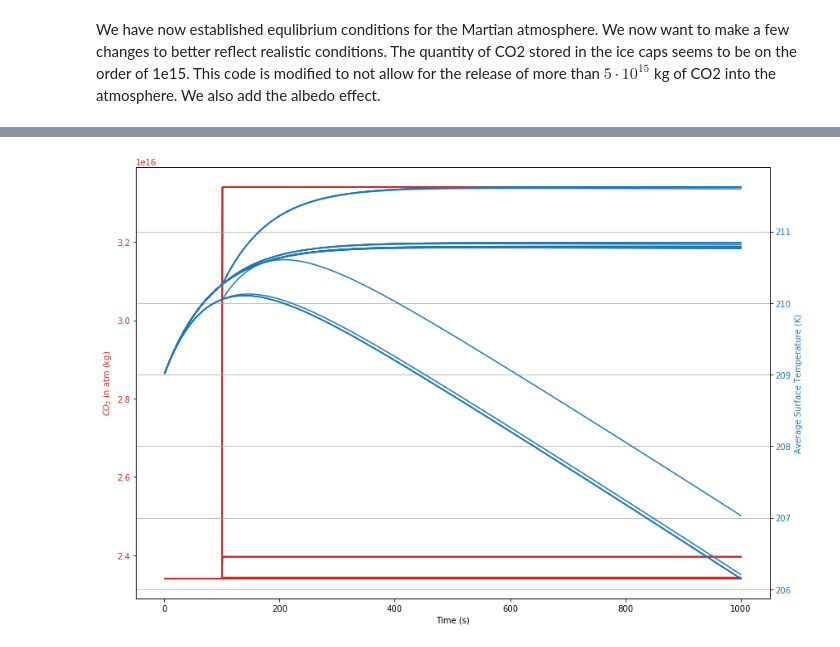
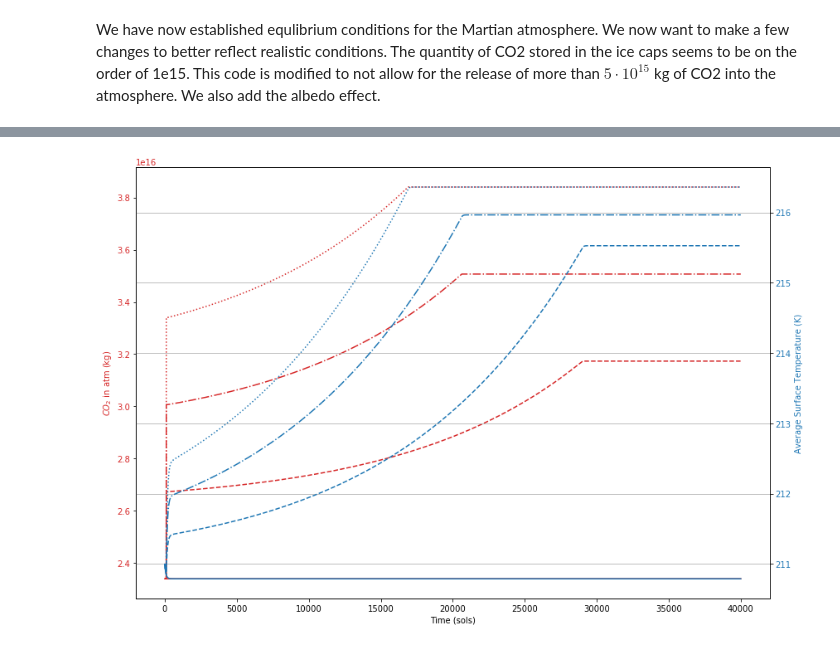
Before and after one commit to morganwb/Mars_Thermal_Project, a Jupyter notebook: Thermal_Notebook.ipynb, the cells around one changed output, grey strips where cells are left out. Saved outputs shown, nothing was run; the diff lists cells and outputs as text; code cells hidden in the pictures.

```diff
--- a/Thermal_Notebook.ipynb
+++ b/Thermal_Notebook.ipynb
@@ -142,7 +145,7 @@ beta = 0.1
 T_0 = 209
 C_0 = 2.34e16
 
-T_star_offset = T-(T_0-140)
+T_star_offset = T_0-140
 
 t = 0.0
 dt = 1.0
@@ -200,25 +203,22 @@ def final_state(T_0=209,C_0=2.34e16,C_i_0=15,beta=1000000,G=6,A=20,C_release=5,i
 
     return T
 # %%
-def timeseries(T_0=209,C_0=2.34e16,C_i_0=15,beta=1000000,G=6,A=20,C_release=5,it=10000):
+def timeseries(T_0=209,C_0=2.34e16,C_i_0=5e15,beta=1e11,G=6,A=40,C_release=5,it=100000):
 
     T_list = []
     C_list = []
 
-    C_i_0 = 10**C_i_0
-
-    C_release = 10**C_release
-
+    T_star_offset = T_0-140
     T = T_0
     C = C_0
     C_icecaps = C_i_0
     t=0
     for i in range(it):
-        dT = (solar_constant*(1-albedo(C_icecaps,C_i_0)) + G + (A*math.log(C/C_0)) - 4*(SB_constant*(T**4)))/700
-    # limits the total amount of CO2 that may be added to the atmosphere
+        dT = (solar_constant*(1-albedo(C_icecaps,C_i_0)) + G + (A*np.log(C/C_0)) - 4*(SB_constant*(T**4)))/700
         if C_icecaps > 0:
-            T_star_offset = T-(T_0-140)
             dC = ((T-T_star_offset) - 140)*beta
+            if dC < 0:
+                dC = 0
             C_icecaps = C_icecaps - dC
 
         else:
@@ -234,42 +234,41 @@ def timeseries(T_0=209,C_0=2.34e16,C_i_0=15,beta=1000000,G=6,A=20,C_release=5,it
 
     return T_list,C_list
 # %%
-G = np.linspace(11,20,5)
-A = np.linspace(11,16,5)
-output = np.empty([5,5],dtype=list)
-for i in range(5):
-    for j in range(5):
-        output[i,j] = timeseries(C_i_0=G[i],C_release=A[j],it=1000)
+A = np.linspace(1e11,1e16,4)
+output = np.empty([4],dtype=list)
+for i in range(4):
+    output[i] = timeseries(C_release=A[i],it=40000,T_0=211)
 # %%
 # this code block plots C and T vs time
-x_values = np.linspace(1,1000,1000)
+x_values = np.linspace(1,40000,40000)
 plt.rcParams["figure.figsize"] = (12,8)
 fig, ax1 = plt.subplots()
 color = 'tab:red'
-ax1.set_xlabel('Time (s)')
+ax1.set_xlabel('Time (sols)')
 ax1.set_ylabel('$CO_2$ in atm (kg)', color=color)
 ax1.tick_params(axis='y', labelcolor=color)
 ax2 = ax1.twinx()
 color = 'tab:blue'
 ax2.set_ylabel('Average Surface Temperature (K)', color=color)
 ax2.tick_params(axis='y', labelcolor=color)
 fig.tight_layout()
 plt.grid()
 
-def plotC_T_multiple(C_list,T_list):
+def plotC_T_multiple(C_list,T_list,linestyle):
     color = 'tab:red'
-    ax1.plot(x_values, C_list, color=color)
+    ax1.plot(x_values, C_list, color=color,linestyle=linestyle)
     color = 'tab:blue'
-    ax2.plot(x_values, T_list, color=color)
+    ax2.plot(x_values, T_list, color=color,linestyle=linestyle)
     pass
-
-for i in range(5):
-    for j in range(5):
-        plotC_T_multiple(output[i,j][1],output[i,j][0])
+linestyles = ['-', '--', '-.', ':']
+o=0
+for i in range(4):
+        plotC_T_multiple(output[i][1],output[i][0],linestyles[o])
+        o +=1
 
 plt.show()
 # %% [output]
-[figure, old version]
+[figure, new version]
 # %%
 G = np.linspace(11,20,10)
 A = np.linspace(11,20,10)
```
Also changed, not shown: parts of 11 cells of this notebook.
